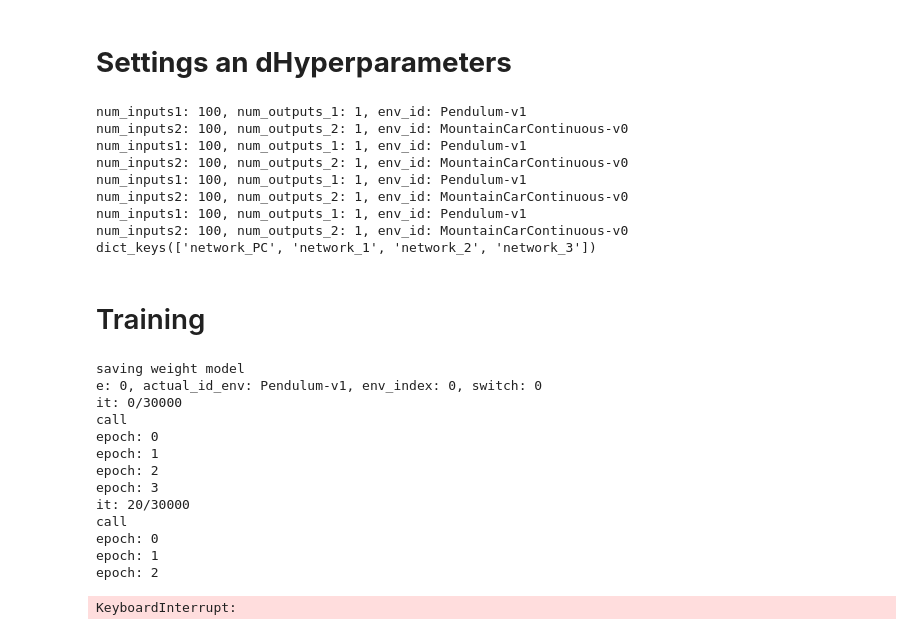
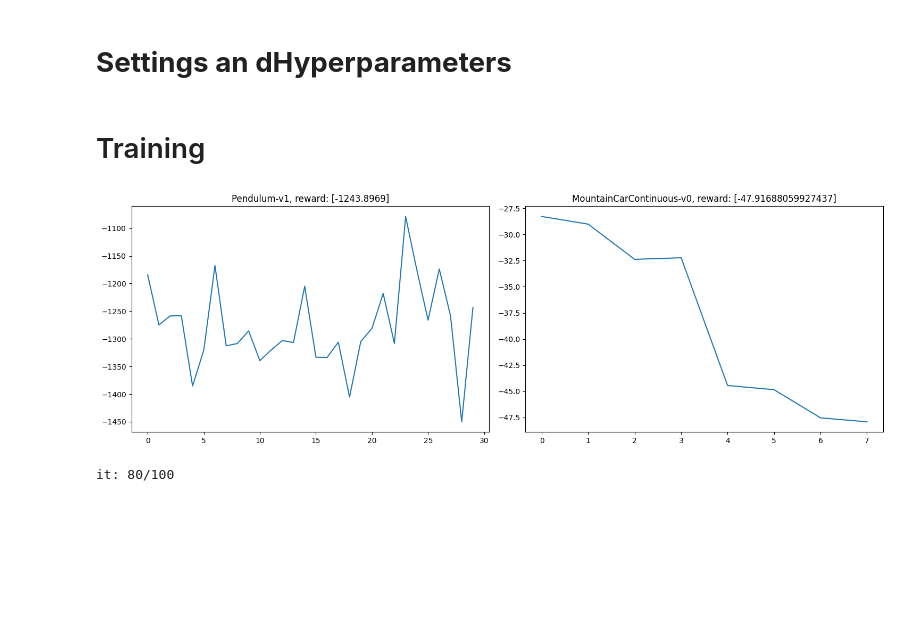
Before and after one commit to jacopotdsc/RL_project, a Jupyter notebook: rl_project.ipynb, the cells around one changed output. Drawn from its saved outputs; the diff is of its cells as text; code cells hidden in the pictures; blank space fills up the shorter version.

```diff
--- a/rl_project.ipynb
+++ b/rl_project.ipynb
@@ -454,7 +454,7 @@ def swtich_enviroment( vectorized_envs, env_ids, env_index):
     new_env = vectorized_envs[ new_id_env ]
     return new_env, new_id_env, env_index
 # %%
-num_envs = 16
+num_envs = 4
 
 env1_id = "Pendulum-v1"
 env2_id = "MountainCarContinuous-v0"
@@ -495,7 +495,7 @@ env_thresholds = {env1_id:-200, env2_id:50}
 early_stop = True
 
 epoch = 18
-train_per_epoch = 30000
+train_per_epoch = 100
 
 swtich_counter = 0
 switch_env_frequency = 3
@@ -511,16 +511,6 @@ for i in range(cascade_nets):
     hidden_network[hidden_id] = ActorCritic(envs=vectorized_envs, env_ids=env_ids, hidden_size=256, lr=lr).to(device)
 
 print(hidden_network.keys())
-# %% [output]
-num_inputs1: 100, num_outputs_1: 1, env_id: Pendulum-v1
-num_inputs2: 100, num_outputs_2: 1, env_id: MountainCarContinuous-v0
-num_inputs1: 100, num_outputs_1: 1, env_id: Pendulum-v1
-num_inputs2: 100, num_outputs_2: 1, env_id: MountainCarContinuous-v0
-num_inputs1: 100, num_outputs_1: 1, env_id: Pendulum-v1
-num_inputs2: 100, num_outputs_2: 1, env_id: MountainCarContinuous-v0
-num_inputs1: 100, num_outputs_1: 1, env_id: Pendulum-v1
-num_inputs2: 100, num_outputs_2: 1, env_id: MountainCarContinuous-v0
-dict_keys(['network_PC', 'network_1', 'network_2', 'network_3'])
 # %% [markdown]
 # Training
 # %%
@@ -587,50 +577,37 @@ for e in range(epoch):
               states[net].append(torch.FloatTensor(model_input[net]['state'] ).to(device) )
               actions[net].append(action[net])
 
             env_states[actual_id_env] = next_state['network_PC']
             frame_idx += 1
 
-            if frame_idx % 1000 == 0:
+            if frame_idx % 10 == 0:
                 test_rewards = env_reward[actual_id_env]
                 threshold    = env_thresholds[actual_id_env]
 
-                test_reward = np.mean([test_env(hidden_network['network_PC'], actual_single_env, actual_id_env) for _ in range(10)])
+                test_reward = np.mean([test_env(hidden_network['network_PC'], actual_single_env, actual_id_env, max_step=250) for _ in range(10)])
                 test_rewards.append(test_reward)
 
                 plot_all(env_ids, env_reward)
                 hidden_network['network_PC'].save(do_print=False)
                 if test_reward > threshold: early_stop = True
 
         for net in hidden_network.keys():
           model_input[net] = hidden_network[net].create_model_input(state, actual_id_env)
           _, next_value[net] = hidden_network[net](model_input[net])
 
           returns[net] = compute_gae(next_value[net], rewards[net], masks[net], values[net])
 
           returns[net]   = torch.cat(returns[net]).detach()
           log_probs[net] = torch.cat(log_probs[net]).detach()
           values[net]    = torch.cat(values[net]).detach()
           states[net]    = torch.cat(states[net])
           actions[net]   = torch.cat(actions[net])
           advantage[net] = returns[net] - values[net]
 
-        print("call")
         ppo_update(hidden_network, actual_id_env, ppo_epochs, mini_batch_size, states, actions, log_probs, returns, advantage)
 # %% [output]
+[figure, added]
-saving weight model
-e: 0, actual_id_env: Pendulum-v1, env_index: 0, switch: 0
-it: 0/30000
-call
-epoch: 0
-epoch: 1
-epoch: 2
-epoch: 3
-it: 20/30000
-call
-epoch: 0
-epoch: 1
-epoch: 2
+it: 80/100
-KeyboardInterrupt:
 # %%
 def train(main_model, hidden_networks, main_env, vect_envs, train_id_env, state, max_frames, early_stop, test_rewards, threshold_reward=-200, plot_frequency=1000, do_plot=True, all_ids=None, all_rewards=None):
     frame_idx = 0
```
